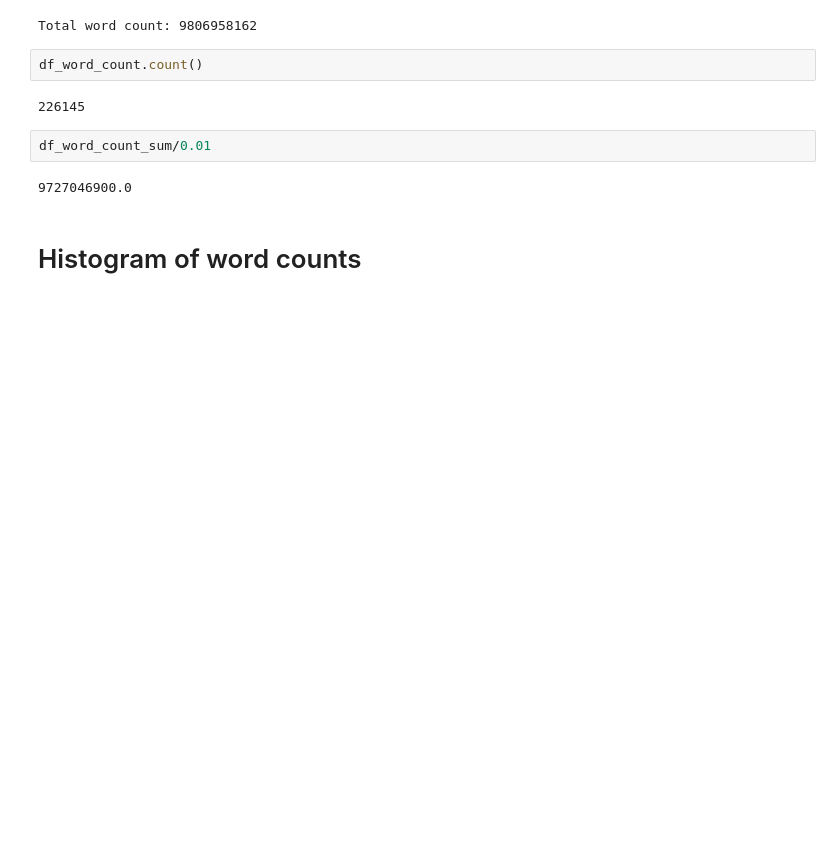
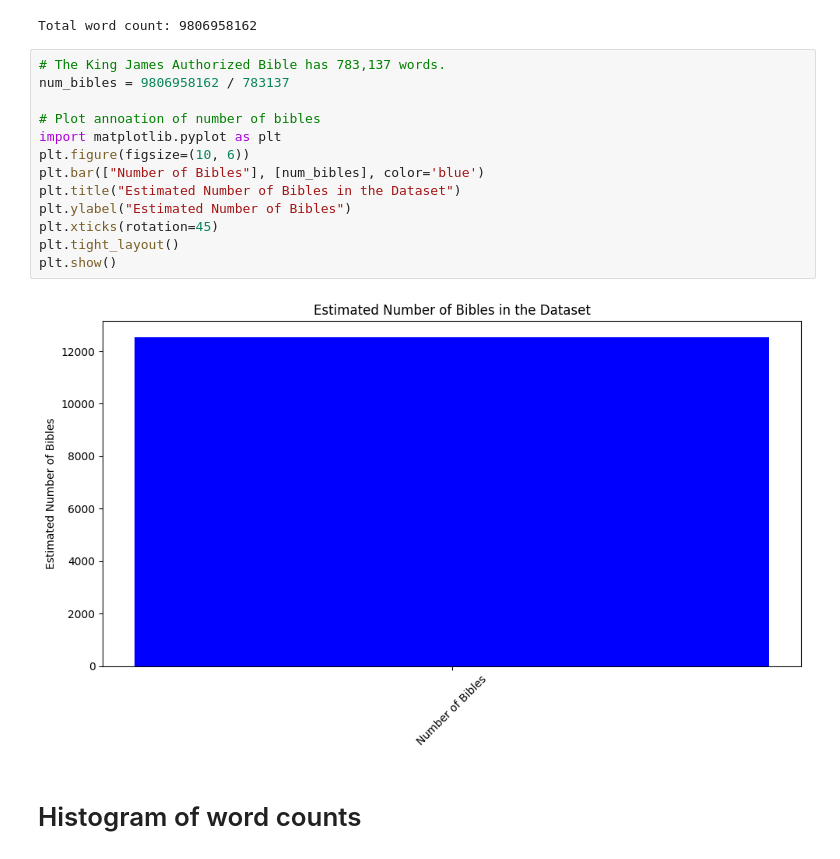
Before and after one commit to danniesim/wc_simd, a Jupyter notebook: notebooks/alto_text.ipynb, the cells around one changed output. Cells and saved outputs as stored; diff of their text form; blank space fills up the shorter version.

```diff
--- a/notebooks/alto_text.ipynb
+++ b/notebooks/alto_text.ipynb
@@ -155,14 +155,21 @@ print(f"Total word count: {df_word_count_sum}")
 # %% [output]
 [Stage 28:=====================================================>(262 + 1) / 263]
 Total word count: 9806958162
-# %%
-df_word_count.count()
-# %% [output]
-226145
-# %%
-df_word_count_sum/0.01
-# %% [output]
-9727046900.0
+# %%
+# The King James Authorized Bible has 783,137 words.
+num_bibles = 9806958162 / 783137
+
+# Plot annoation of number of bibles
+import matplotlib.pyplot as plt
+plt.figure(figsize=(10, 6))
+plt.bar(["Number of Bibles"], [num_bibles], color='blue')
+plt.title("Estimated Number of Bibles in the Dataset")
+plt.ylabel("Estimated Number of Bibles")
+plt.xticks(rotation=45)
+plt.tight_layout()
+plt.show()
+# %% [output]
+[figure, added]
 # %% [markdown]
 # Histogram of word counts
 # %%
```
Also changed, not shown: parts of 7 cells of this notebook.
